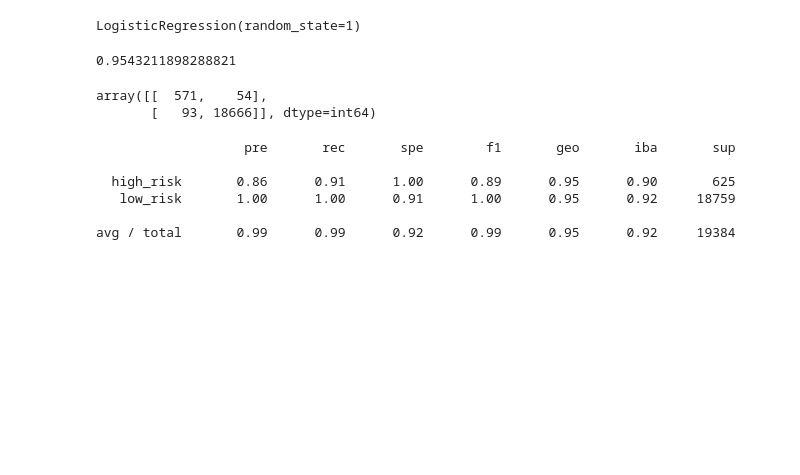
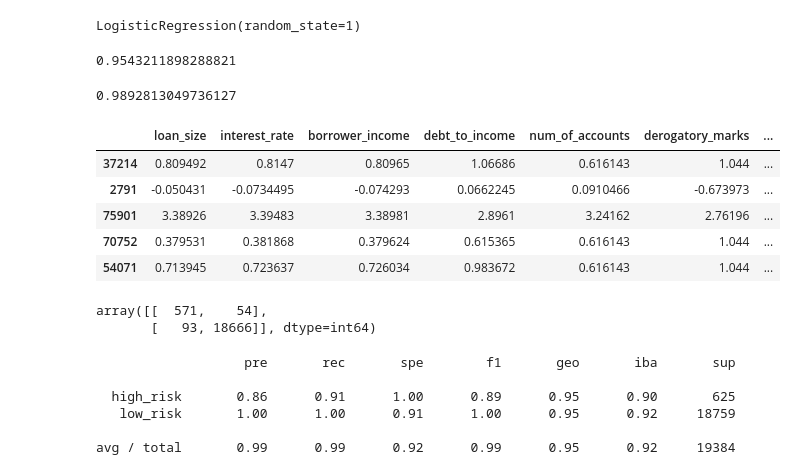
Before and after one commit to munipallea/Aug-25-Classification, a Jupyter notebook: HW-Submission/Starter_Code/credit_risk_resampling.ipynb, the cells around one changed output. Drawn from its saved outputs; the diff is of its cells as text; code cells hidden in the pictures; blank space fills up the shorter version.

```diff
--- a/HW-Submission/Starter_Code/credit_risk_resampling.ipynb
+++ b/HW-Submission/Starter_Code/credit_risk_resampling.ipynb
@@ -81,6 +89,8 @@ Name: loan_status, dtype: int64
 # Create X_train, X_test, y_train, y_test
 from sklearn.model_selection import train_test_split
 X_train, X_test, y_train, y_test = train_test_split(X, y, random_state=1,stratify=y)
+
+X_train_scaled, X_test_scaled, y_train_scaled, y_test_scaled = train_test_split(X_scaled, y, random_state=1,stratify=y)
 # %% [markdown]
 # Simple Logistic Regression
 # %%
@@ -96,6 +109,22 @@ y_pred = model.predict(X_test)
 balanced_accuracy_score(y_test, y_pred)
 # %% [output]
 0.9543211898288821
+# %%
+# Calculated the balanced accuracy score for scaled model
+from sklearn.metrics import balanced_accuracy_score
+y_pred_scaled = model_scaled.predict(X_test_scaled)
+balanced_accuracy_score(y_test, y_pred_scaled)
+# %% [output]
+0.9892813049736127
+# %%
+X_test_scaled.head()
+# %% [output]
+|  | loan_size | interest_rate | borrower_income | debt_to_income | num_of_accounts | derogatory_marks | ... |
+| 37214 | 0.809492 | 0.8147 | 0.80965 | 1.06686 | 0.616143 | 1.044 | ... |
+| 2791 | -0.050431 | -0.0734495 | -0.074293 | 0.0662245 | 0.0910466 | -0.673973 | ... |
+| 75901 | 3.38926 | 3.39483 | 3.38981 | 2.8961 | 3.24162 | 2.76196 | ... |
+| 70752 | 0.379531 | 0.381868 | 0.379624 | 0.615365 | 0.616143 | 1.044 | ... |
+| 54071 | 0.713945 | 0.723637 | 0.726034 | 0.983672 | 0.616143 | 1.044 | ... |
 # %%
 # Display the confusion matrix
 from sklearn.metrics import confusion_matrix
```
Also changed, not shown: parts of 12 cells of this notebook.
